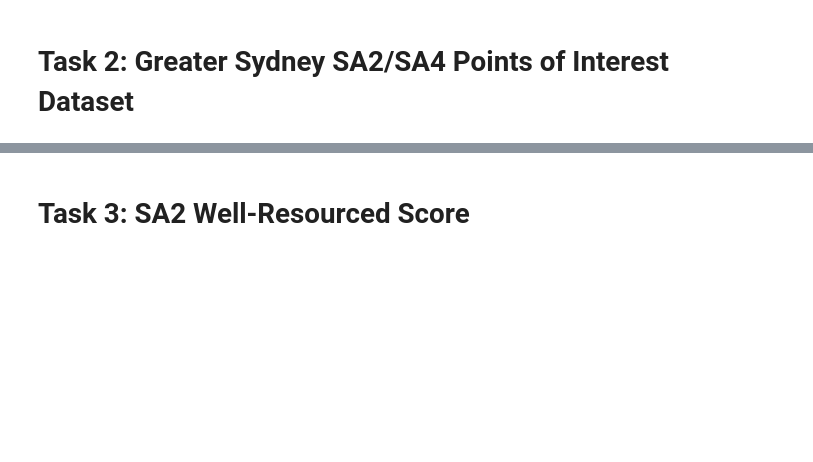
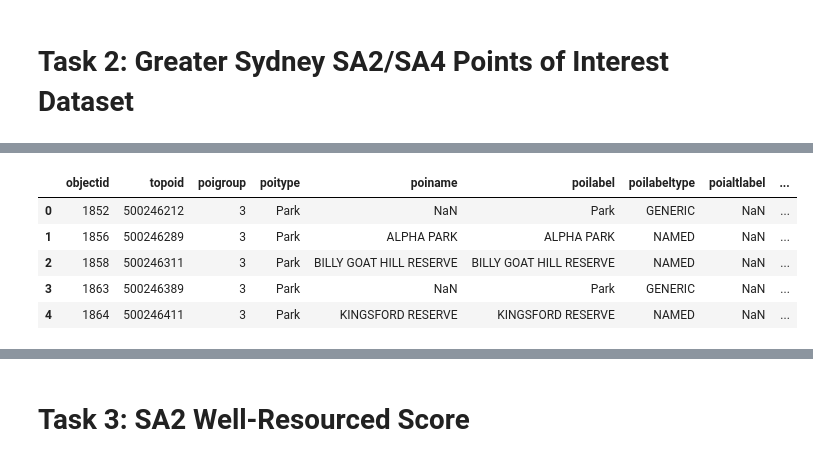
Before and after one commit to Ronnie-711/DATA2001_assignment, a Jupyter notebook: assignment.ipynb, the cells around one changed output, grey strips where cells are left out. Saved outputs shown, nothing was run; the diff lists cells and outputs as text; code cells hidden in the pictures; blank space fills up the shorter version.

Commit message:
modified api code to include postgres

```diff
--- a/assignment.ipynb
+++ b/assignment.ipynb
@@ -526,0 +657,94 @@ with sqlite3.connect(DB_PATH) as conn:
+# %%
+# --- Ananya's SA2 boundaries ---
+MY_SA4_ANANYA = "Sydney - Blacktown"
+sa2_boundaries_ananya = load_sa2_boundaries(MY_SA4_ANANYA)
+
+# --- Ananya's loop ---
+pois_df_ananya = fetch_pois_for_zone(sa2_boundaries_ananya)
+print(f"POI rows collected for {MY_SA4_ANANYA}: {len(pois_df_ananya):,}")
+display(pois_df_ananya.head())
+
+# --- Create PostgreSQL + PostGIS table ---
+def create_poi_table():
+    with get_connection() as conn:
+        with conn.cursor() as cur:
+            cur.execute("CREATE EXTENSION IF NOT EXISTS postgis;")
+            cur.execute("""
+                CREATE TABLE IF NOT EXISTS points_of_interest (
+                    id         SERIAL PRIMARY KEY,
+                    sa2_code   TEXT,
+                    sa2_name   TEXT,
+                    sa4_name   TEXT,
+                    poiname    TEXT,
+                    poitype    TEXT,
+                    poigroup   TEXT,
+                    longitude  DOUBLE PRECISION,
+                    latitude   DOUBLE PRECISION,
+                    geom       GEOMETRY(Point, 4326),
+                    created_at TIMESTAMP DEFAULT CURRENT_TIMESTAMP
+                );
+            """)
+            cur.execute("""
+                CREATE INDEX IF NOT EXISTS idx_poi_geom
+                ON points_of_interest USING GIST (geom);
+            """)
+        conn.commit()
+    print("✓ Table 'points_of_interest' ready.")
+
+create_poi_table()
+
+# --- Ingest into PostgreSQL ---
+def ingest_pois(df):
+    if df.empty:
+        return 0
+
+    df.columns = [c.lower() for c in df.columns]
+    count = 0
+
+    with get_connection() as conn:
+        with conn.cursor() as cur:
+            for _, row in df.iterrows():
+                cur.execute("""
+                    INSERT INTO points_of_interest
+                        (sa2_code, sa2_name, sa4_name, poiname, poitype,
+                         poigroup, longitude, latitude, geom)
+                    VALUES (%s, %s, %s, %s, %s, %s, %s, %s,
+                            ST_SetSRID(ST_MakePoint(%s, %s), 4326))
+                    ON CONFLICT DO NOTHING;
+                """, (
+                    row.get("sa2_code21"),
+                    row.get("sa2_name21"),
+                    row.get("sa4_name21"),
+                    row.get("poiname"),
+                    row.get("poitype"),
+                    row.get("poigroup"),
+                    row.get("longitude"),
+                    row.get("latitude"),
+                    row.get("longitude"),
+                    row.get("latitude"),
+                ))
+                count += 1
+        conn.commit()
+    return count
+
+n = ingest_pois(pois_df_ananya)
+print(f"✓ {n:,} POIs ingested into PostgreSQL.")
+
+# --- Verify ---
+with get_connection() as conn:
+    with conn.cursor() as cur:
+        cur.execute("""
+            SELECT sa2_name,
+                   COUNT(*)                AS total_pois,
+                   COUNT(DISTINCT poitype) AS unique_types
+            FROM points_of_interest
+            WHERE sa4_name = %s
+            GROUP BY sa2_name
+            ORDER BY total_pois DESC;
+        """, (MY_SA4_ANANYA,))
+        rows = cur.fetchall()
+        cols = [desc[0] for desc in cur.description]
+
+df_verify = pd.DataFrame(rows, columns=cols)
+print(df_verify.to_string(index=False))
+# %% [output]
@@ -526,0 +776,6 @@ with sqlite3.connect(DB_PATH) as conn:
+|  | objectid | topoid | poigroup | poitype | poiname | poilabel | poilabeltype | poialtlabel | ... |
+| 0 | 1852 | 500246212 | 3 | Park | NaN | Park | GENERIC | NaN | ... |
+| 1 | 1856 | 500246289 | 3 | Park | ALPHA PARK | ALPHA PARK | NAMED | NaN | ... |
+| 2 | 1858 | 500246311 | 3 | Park | BILLY GOAT HILL RESERVE | BILLY GOAT HILL RESERVE | NAMED | NaN | ... |
+| 3 | 1863 | 500246389 | 3 | Park | NaN | Park | GENERIC | NaN | ... |
+| 4 | 1864 | 500246411 | 3 | Park | KINGSFORD RESERVE | KINGSFORD RESERVE | NAMED | NaN | ... |
```
Also changed, not shown: parts of 12 cells of this notebook.
